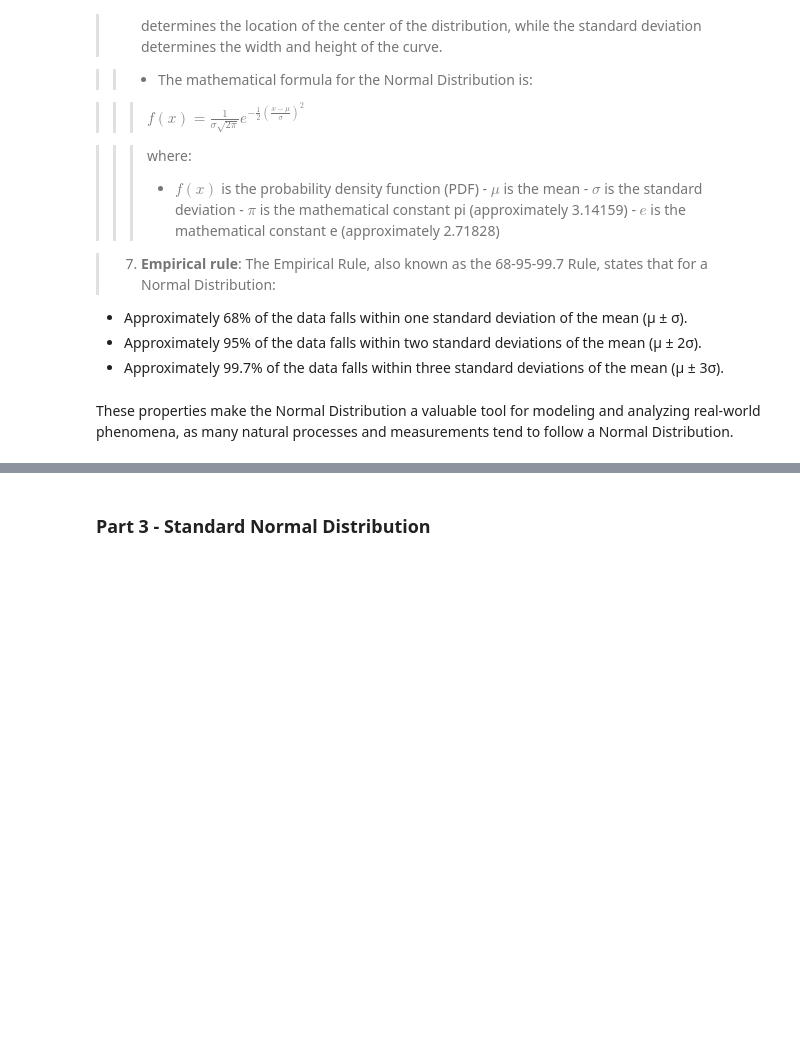
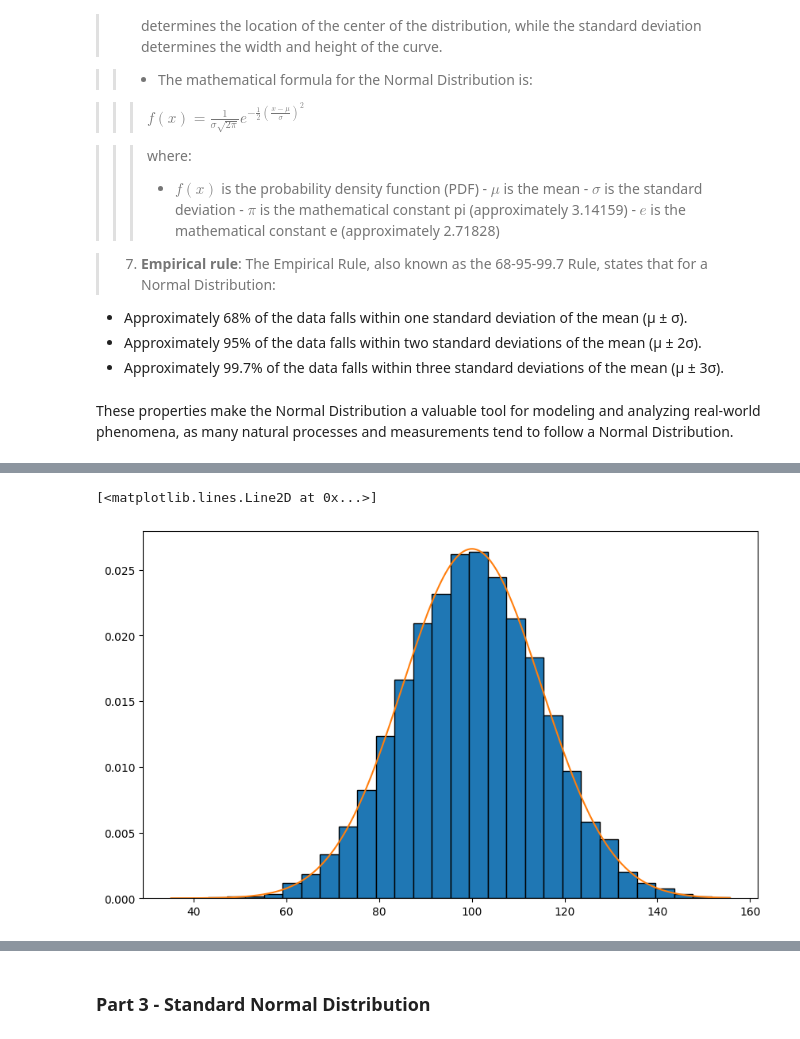
Before and after one commit to tjrandall21/VGP338, a Jupyter notebook: Sec 04 - Probability & Statistics/03 - Normal Distribution.ipynb, the cells around one changed output, grey strips where cells are left out. Drawn from its saved outputs; the diff is of its cells as text; code cells hidden in the pictures; blank space fills up the shorter version.

```diff
--- a/Sec 04 - Probability & Statistics/03 - Normal Distribution.ipynb
+++ b/Sec 04 - Probability & Statistics/03 - Normal Distribution.ipynb
@@ -64,0 +69,15 @@ sample_heights[:10]
+# %%
+mean = 100
+std = 15
+
+plt.figure(figsize=(10,6))
+iq_sample = np.random.normal(mean,std,10000)
+plt.hist(iq_sample,bins=30,density=True,edgecolor='black')
+
+x_values = np.linspace(min(iq_sample), max(iq_sample), 500)
+pdf_values = stats.norm(mean,std).pdf(x_values)
+
+plt.plot(x_values,pdf_values)
+# %% [output]
+[<matplotlib.lines.Line2D at 0x...>]
+[figure, added]
```
Also changed, not shown: parts of 3 cells of this notebook, 20 other files.
